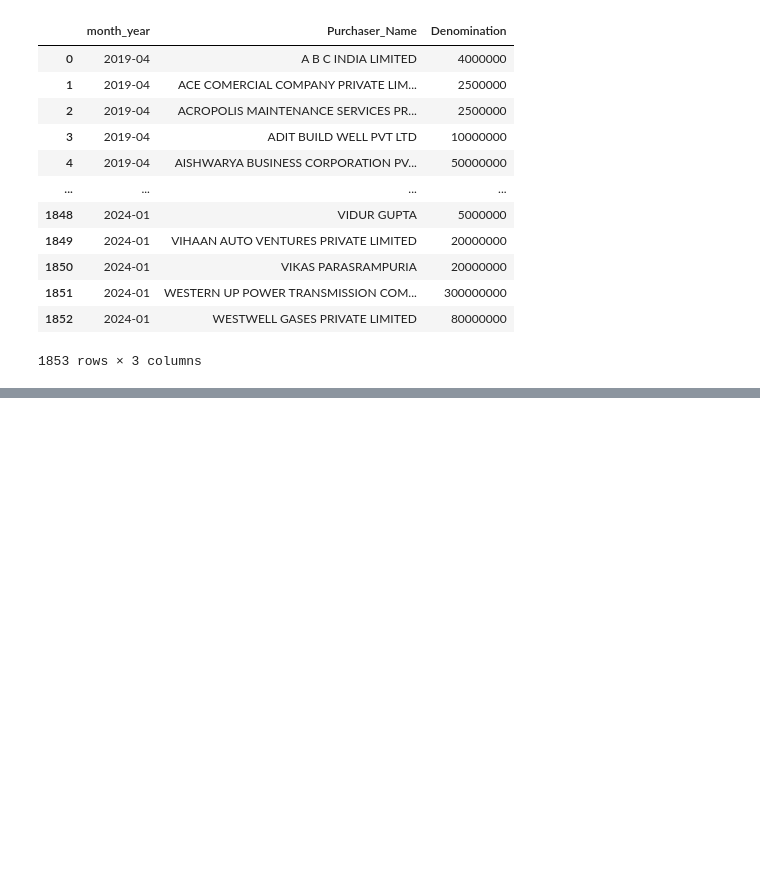
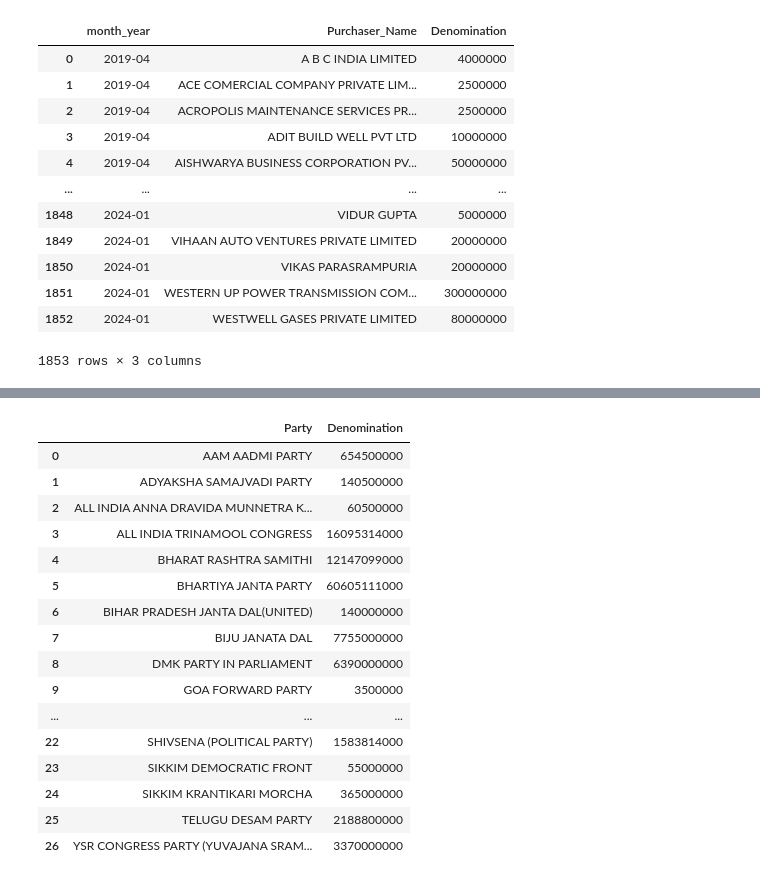
Before and after one commit to muntazir99/Electoral_Bond, a Jupyter notebook: bond_main.ipynb, the cells around one changed output, grey strips where cells are left out. Cells and saved outputs as stored; diff of their text form; code cells hidden in the pictures; blank space fills up the shorter version.

```diff
--- a/bond_main.ipynb
+++ b/bond_main.ipynb
@@ -176,0 +173,4 @@ monthly_total_denomination
+# %%
+Party_data = pd.DataFrame(dfp)
+# %%
+Party_data['Date_of_Encashment'] = pd.to_datetime(Party_data['Date_of_Encashment'])
@@ -176,0 +217,20 @@ monthly_total_denomination
+# %%
+overall_denomination_party
+# %% [output]
+|  | Party | Denomination |
+| 0 | AAM AADMI PARTY | 654500000 |
+| 1 | ADYAKSHA SAMAJVADI PARTY | 140500000 |
+| 2 | ALL INDIA ANNA DRAVIDA MUNNETRA K... | 60500000 |
+| 3 | ALL INDIA TRINAMOOL CONGRESS | 16095314000 |
+| 4 | BHARAT RASHTRA SAMITHI | 12147099000 |
+| 5 | BHARTIYA JANTA PARTY | 60605111000 |
+| 6 | BIHAR PRADESH JANTA DAL(UNITED) | 140000000 |
+| 7 | BIJU JANATA DAL | 7755000000 |
+| 8 | DMK PARTY IN PARLIAMENT | 6390000000 |
+| 9 | GOA FORWARD PARTY | 3500000 |
+| ... | ... | ... |
+| 22 | SHIVSENA (POLITICAL PARTY) | 1583814000 |
+| 23 | SIKKIM DEMOCRATIC FRONT | 55000000 |
+| 24 | SIKKIM KRANTIKARI MORCHA | 365000000 |
+| 25 | TELUGU DESAM PARTY | 2188800000 |
+| 26 | YSR CONGRESS PARTY (YUVAJANA SRAM... | 3370000000 |
```
Also changed, not shown: parts of 24 cells of this notebook.
